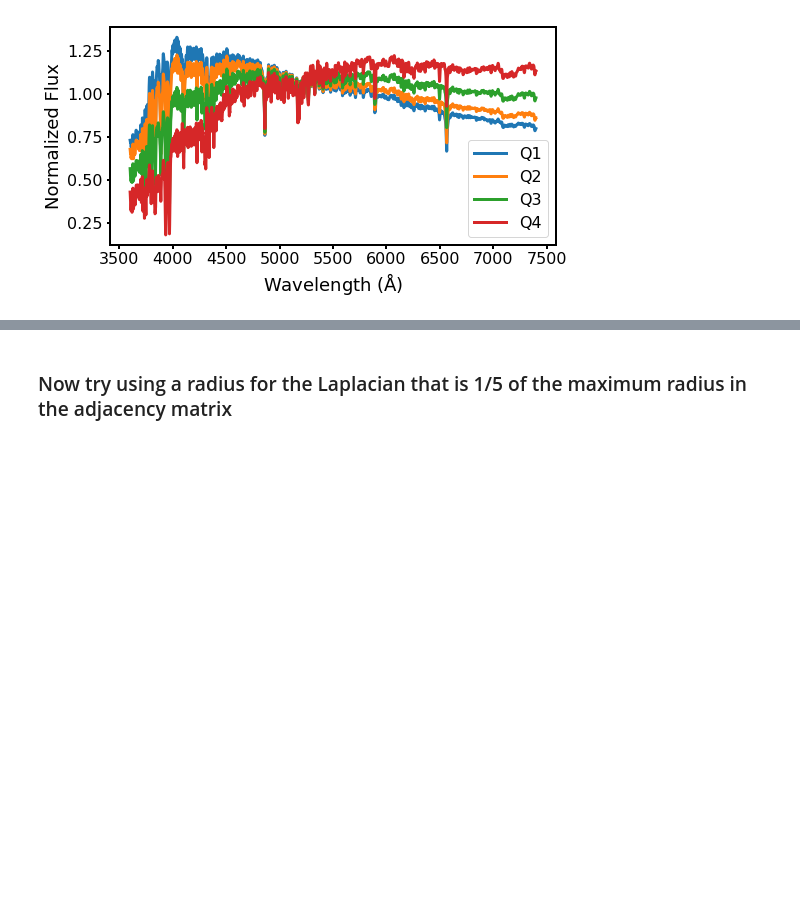
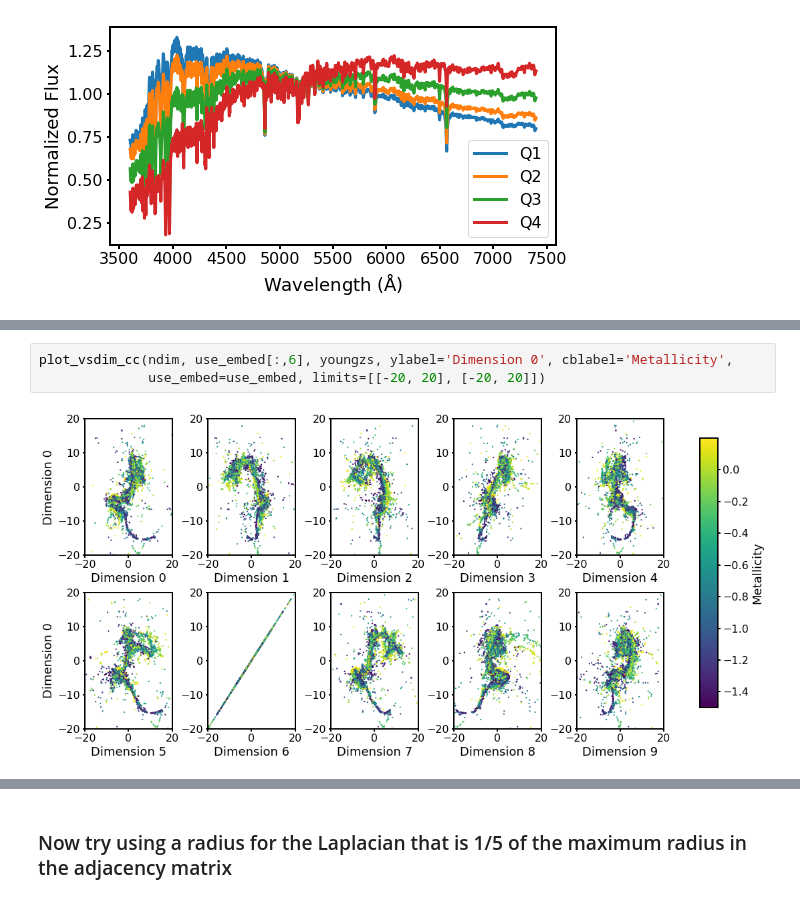
Before and after one commit to ogtelford/gridmodels, a Jupyter notebook: code/find_best_radius.ipynb, the cells around one changed output, grey strips where cells are left out. Drawn from its saved outputs; the diff is of its cells as text; blank space fills up the shorter version.

```diff
--- a/code/find_best_radius.ipynb
+++ b/code/find_best_radius.ipynb
@@ -395,0 +189,5 @@ plot_vsdim_cc(ndim, use_embed[:,0], mean_ages[:10000][wh], ylabel='Dimension 0',
+# %%
+plot_vsdim_cc(ndim, use_embed[:,6], youngzs, ylabel='Dimension 0', cblabel='Metallicity',
+              use_embed=use_embed, limits=[[-20, 20], [-20, 20]])
+# %% [output]
+[figure, added]
```
Also changed, not shown: parts of 22 cells of this notebook, 4 other files.
